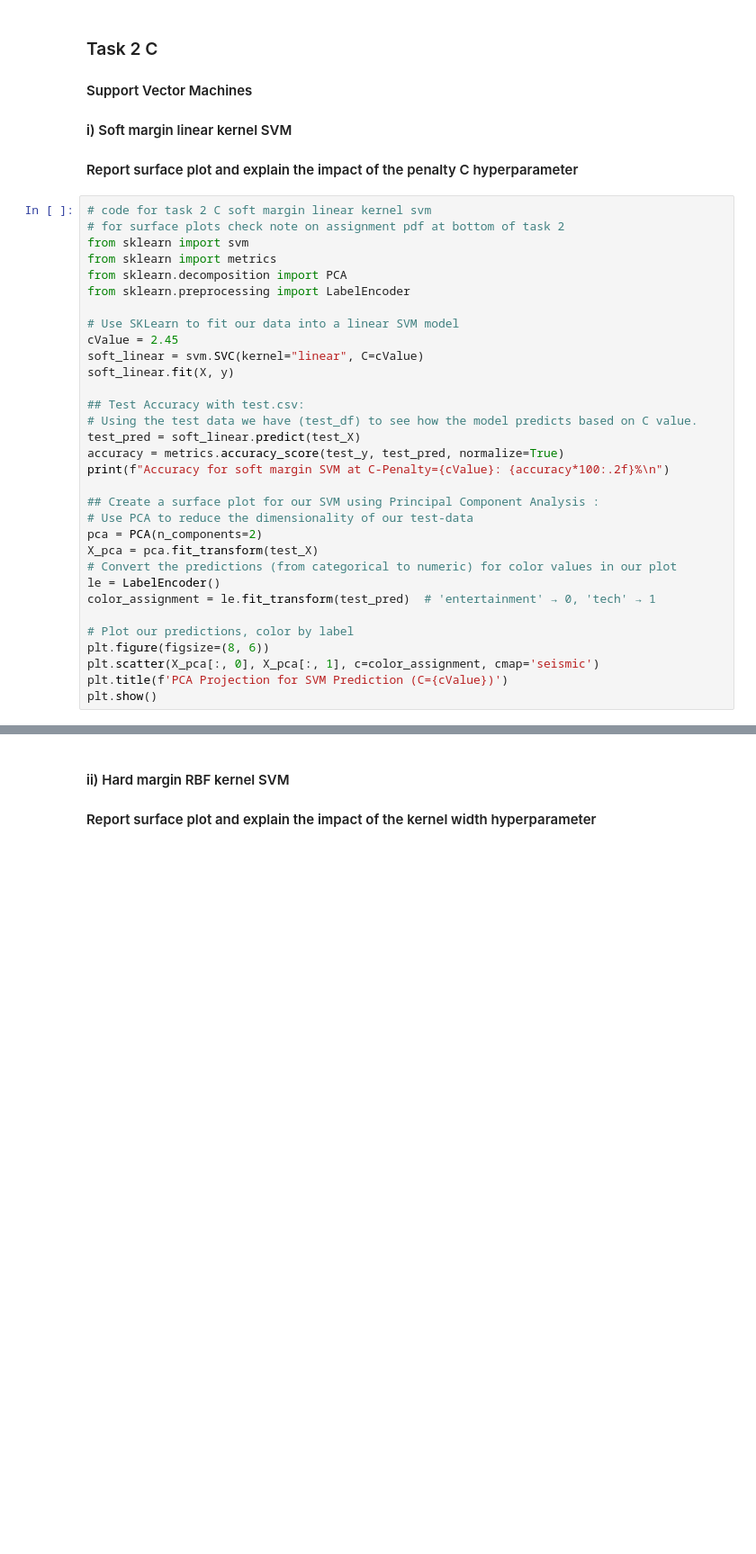
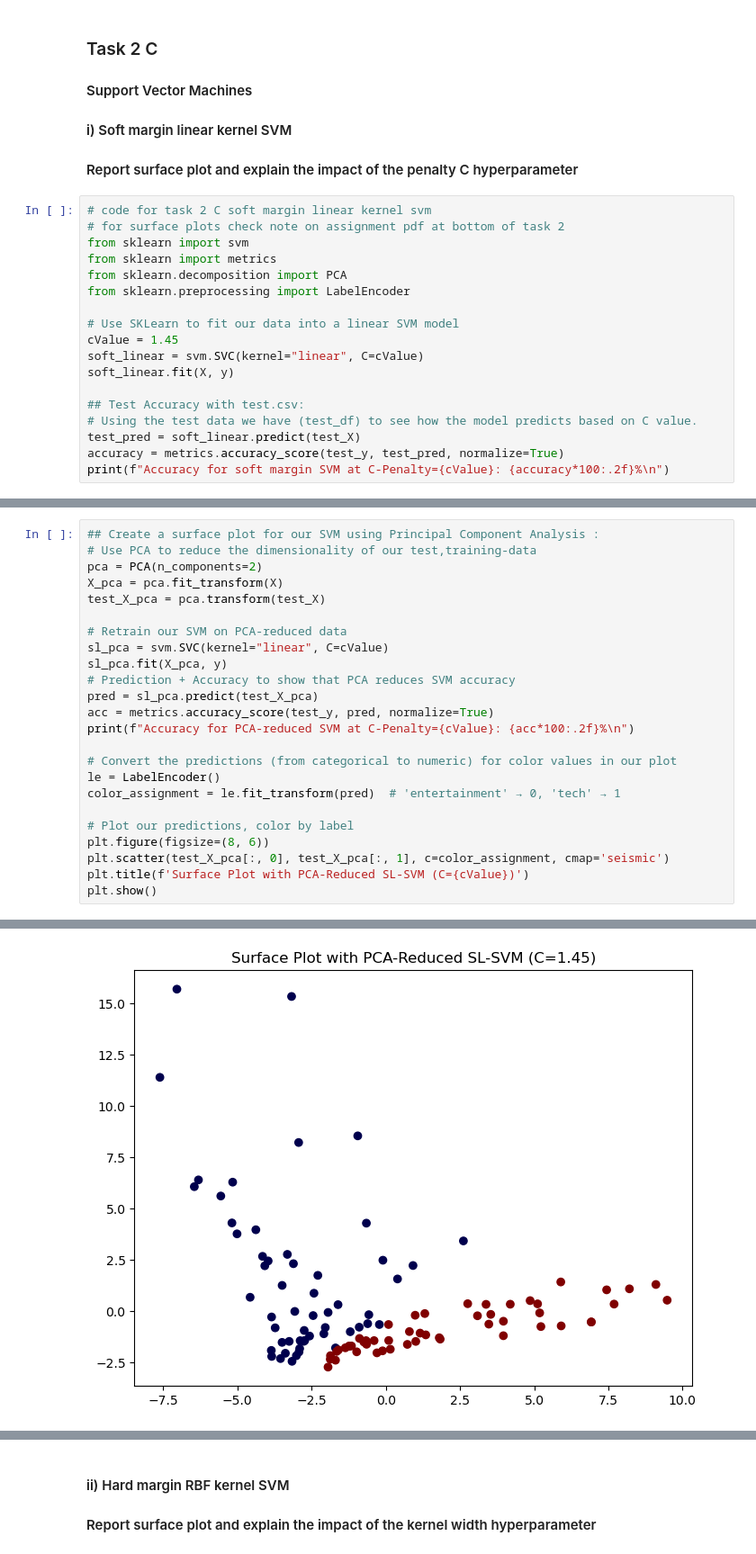
Before and after one commit to Compsci361-Group31/COMPSCI361-Assignment3, a Jupyter notebook: AS03.ipynb, the cells around one changed output, grey strips where cells are left out. Shown: that part at 90% size. Saved outputs shown, nothing was run; the diff lists cells and outputs as text; blank space fills up the shorter version.

```diff
--- a/AS03.ipynb
+++ b/AS03.ipynb
@@ -206,7 +206,7 @@ from sklearn.decomposition import PCA
 from sklearn.preprocessing import LabelEncoder
 
 # Use SKLearn to fit our data into a linear SVM model
-cValue = 2.45
+cValue = 1.45
 soft_linear = svm.SVC(kernel="linear", C=cValue)
 soft_linear.fit(X, y)
 
@@ -215,18 +215,4 @@ soft_linear.fit(X, y)
 test_pred = soft_linear.predict(test_X)
 accuracy = metrics.accuracy_score(test_y, test_pred, normalize=True)
 print(f"Accuracy for soft margin SVM at C-Penalty={cValue}: {accuracy*100:.2f}%\n")
-
-## Create a surface plot for our SVM using Principal Component Analysis :
-# Use PCA to reduce the dimensionality of our test-data
-pca = PCA(n_components=2)
-X_pca = pca.fit_transform(test_X)
-# Convert the predictions (from categorical to numeric) for color values in our plot
-le = LabelEncoder()
-color_assignment = le.fit_transform(test_pred)  # 'entertainment' → 0, 'tech' → 1
-
-# Plot our predictions, color by label
-plt.figure(figsize=(8, 6))
-plt.scatter(X_pca[:, 0], X_pca[:, 1], c=color_assignment, cmap='seismic')
-plt.title(f'PCA Projection for SVM Prediction (C={cValue})')
-plt.show()
 # %% [output]
@@ -234,0 +222,25 @@ Accuracy for soft margin SVM at C-Penalty=2.45: 94.34%
+# %%
+## Create a surface plot for our SVM using Principal Component Analysis :
+# Use PCA to reduce the dimensionality of our test,training-data
+pca = PCA(n_components=2)
+X_pca = pca.fit_transform(X)
+test_X_pca = pca.transform(test_X)
+
+# Retrain our SVM on PCA-reduced data
+sl_pca = svm.SVC(kernel="linear", C=cValue)
+sl_pca.fit(X_pca, y)
+# Prediction + Accuracy to show that PCA reduces SVM accuracy
+pred = sl_pca.predict(test_X_pca)
+acc = metrics.accuracy_score(test_y, pred, normalize=True)
+print(f"Accuracy for PCA-reduced SVM at C-Penalty={cValue}: {acc*100:.2f}%\n")
+
+# Convert the predictions (from categorical to numeric) for color values in our plot
+le = LabelEncoder()
+color_assignment = le.fit_transform(pred)  # 'entertainment' → 0, 'tech' → 1
+
+# Plot our predictions, color by label
+plt.figure(figsize=(8, 6))
+plt.scatter(test_X_pca[:, 0], test_X_pca[:, 1], c=color_assignment, cmap='seismic')
+plt.title(f'Surface Plot with PCA-Reduced SL-SVM (C={cValue})')
+plt.show()
+# %% [output]
@@ -235,2 +248,3 @@ Accuracy for soft margin SVM at C-Penalty=2.45: 94.34%
+[figure, added]
 # %% [markdown]
 ### PCA Dimensionality Reduction
```
Also changed, not shown: parts of 4 cells of this notebook.
